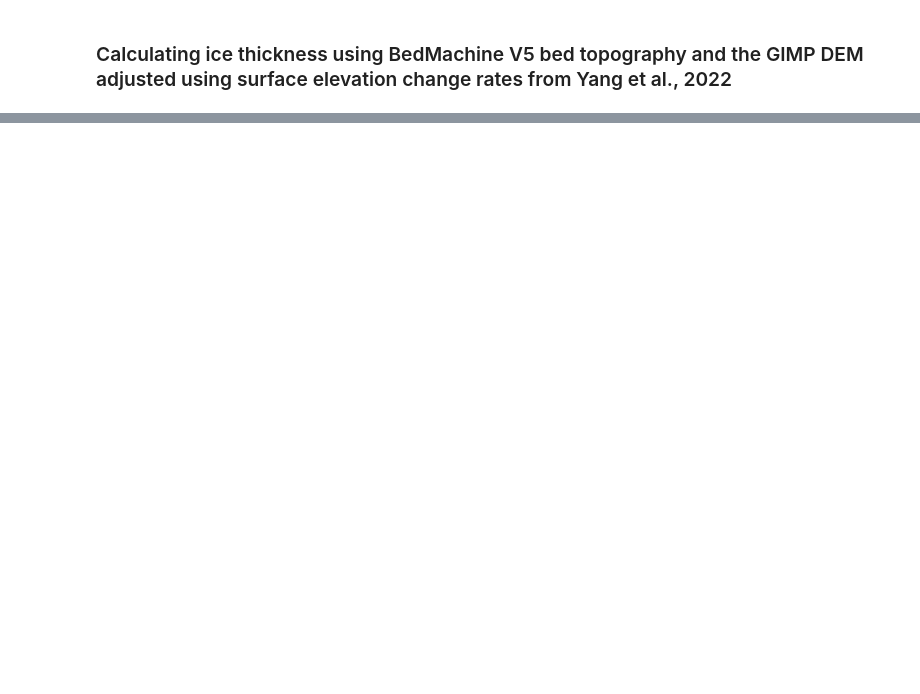
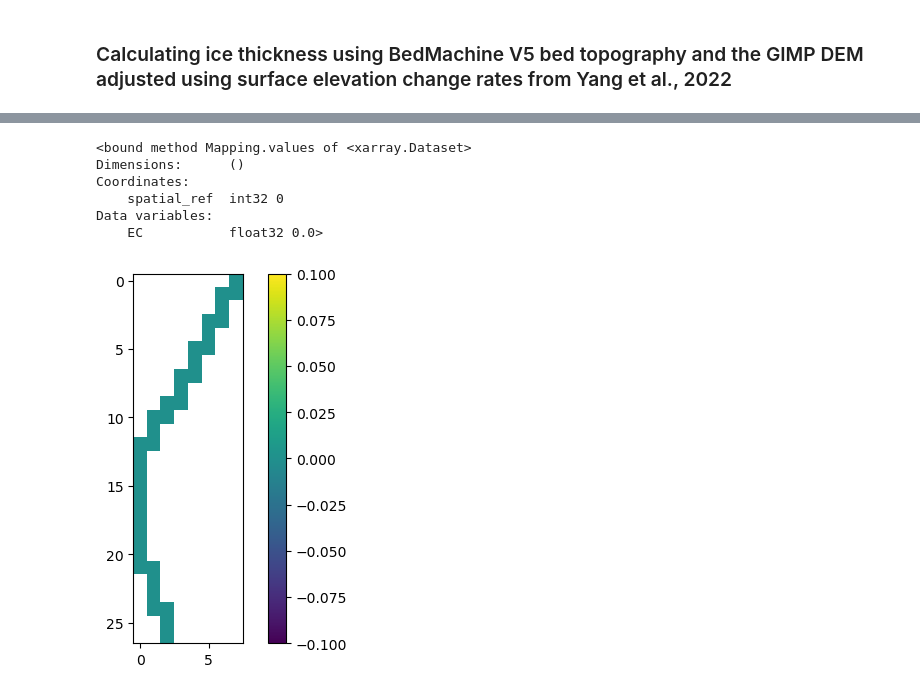
Before and after one commit to ry-ing/GrIS_late-season-melt-event, a Jupyter notebook: code/processing/sentinel1_discharge_processing_land-term.ipynb, the cells around one changed output, grey strips where cells are left out. Saved outputs shown, nothing was run; the diff lists cells and outputs as text; code cells hidden in the pictures; blank space fills up the shorter version.

```diff
--- a/code/processing/sentinel1_discharge_processing_land-term.ipynb
+++ b/code/processing/sentinel1_discharge_processing_land-term.ipynb
@@ -222,0 +332,25 @@ for i, year in enumerate(year_list):
+# %%
+gate = 'IS_gate'
+gate_shapefile = glob.glob(internal_data_dir + '/data/discharge/flux_gates/%s.shp' % gate)
+
+test = ROI_select(ICEsat2_commongrid_3, gate_shapefile[0], invert=False)
+test = test.where(test['EC']<10000000000000, np.nan)
+#test = test.where(test['elev']>0, np.nan)
+print(test.mean().values)
+
+plt.imshow(test['EC'])
+plt.colorbar()
+plt.show()
+
+# for i in test.time:
+#     print(test['EC'].sel(time=i).mean().values)
+#     # plt.imshow(test.sel(time=i)['surf_elev'])
+#     # plt.show()
+# %% [output]
+<bound method Mapping.values of <xarray.Dataset>
+Dimensions:      ()
+Coordinates:
+    spatial_ref  int32 0
+Data variables:
+    EC           float32 0.0>
+[figure, added]
```
Also changed, not shown: parts of 21 cells of this notebook, 12 other files.
